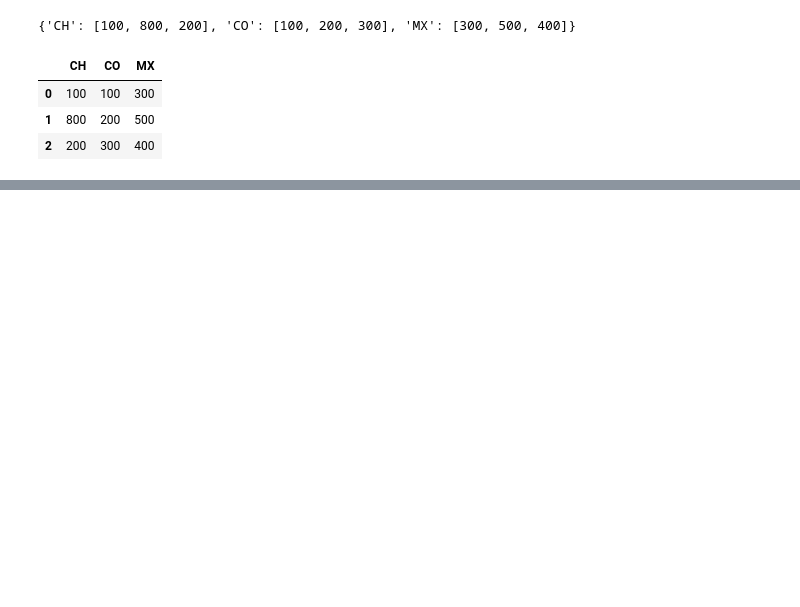
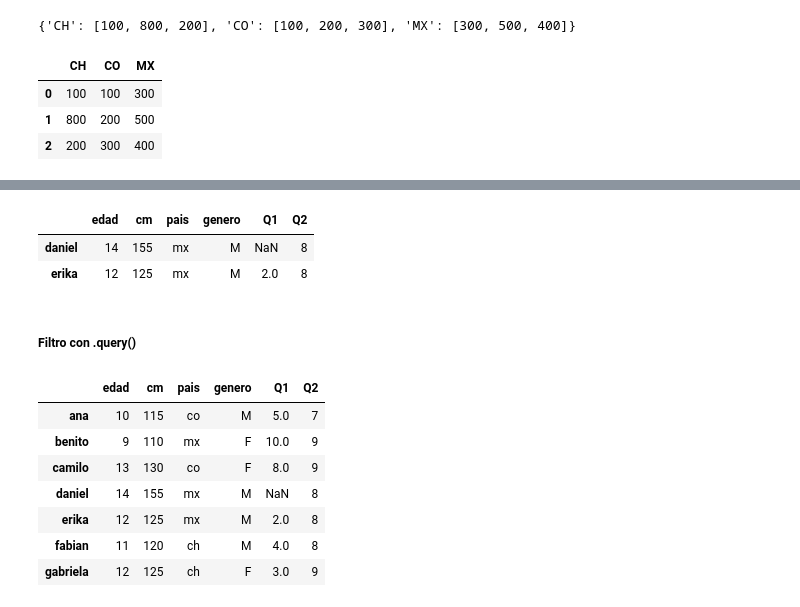
Before and after one commit to fgbyte/dsc_basics, a Jupyter notebook: notebooks/Curso_Manipulacion_de_Datos_con_Pandas/1.Comenzando_con_Pandas/3.DataFrames.ipynb, the cells around one changed output, grey strips where cells are left out. Drawn from its saved outputs; the diff is of its cells as text; code cells hidden in the pictures; blank space fills up the shorter version.

```diff
--- a/notebooks/Curso_Manipulacion_de_Datos_con_Pandas/1.Comenzando_con_Pandas/3.DataFrames.ipynb
+++ b/notebooks/Curso_Manipulacion_de_Datos_con_Pandas/1.Comenzando_con_Pandas/3.DataFrames.ipynb
@@ -34,0 +238,24 @@ df
+# %%
+# Mayores a 12 y que sean Mexicanos
+
+df[(df['edad'] >= 12) & (df['pais'] == 'mx')]
+
+# separamos las condiciones con paréntesis y
+# usamos & para concatenar condiciones
+# %% [output]
+|  | edad | cm | pais | genero | Q1 | Q2 |
+| daniel | 14 | 155 | mx | M | NaN | 8 |
+| erika | 12 | 125 | mx | M | 2.0 | 8 |
+# %% [markdown]
+##### Filtro con .query()
+# %%
+df
+# %% [output]
+|  | edad | cm | pais | genero | Q1 | Q2 |
+| ana | 10 | 115 | co | M | 5.0 | 7 |
+| benito | 9 | 110 | mx | F | 10.0 | 9 |
+| camilo | 13 | 130 | co | F | 8.0 | 9 |
+| daniel | 14 | 155 | mx | M | NaN | 8 |
+| erika | 12 | 125 | mx | M | 2.0 | 8 |
+| fabian | 11 | 120 | ch | M | 4.0 | 8 |
+| gabriela | 12 | 125 | ch | F | 3.0 | 9 |
```
Also changed, not shown: parts of 29 cells of this notebook.
